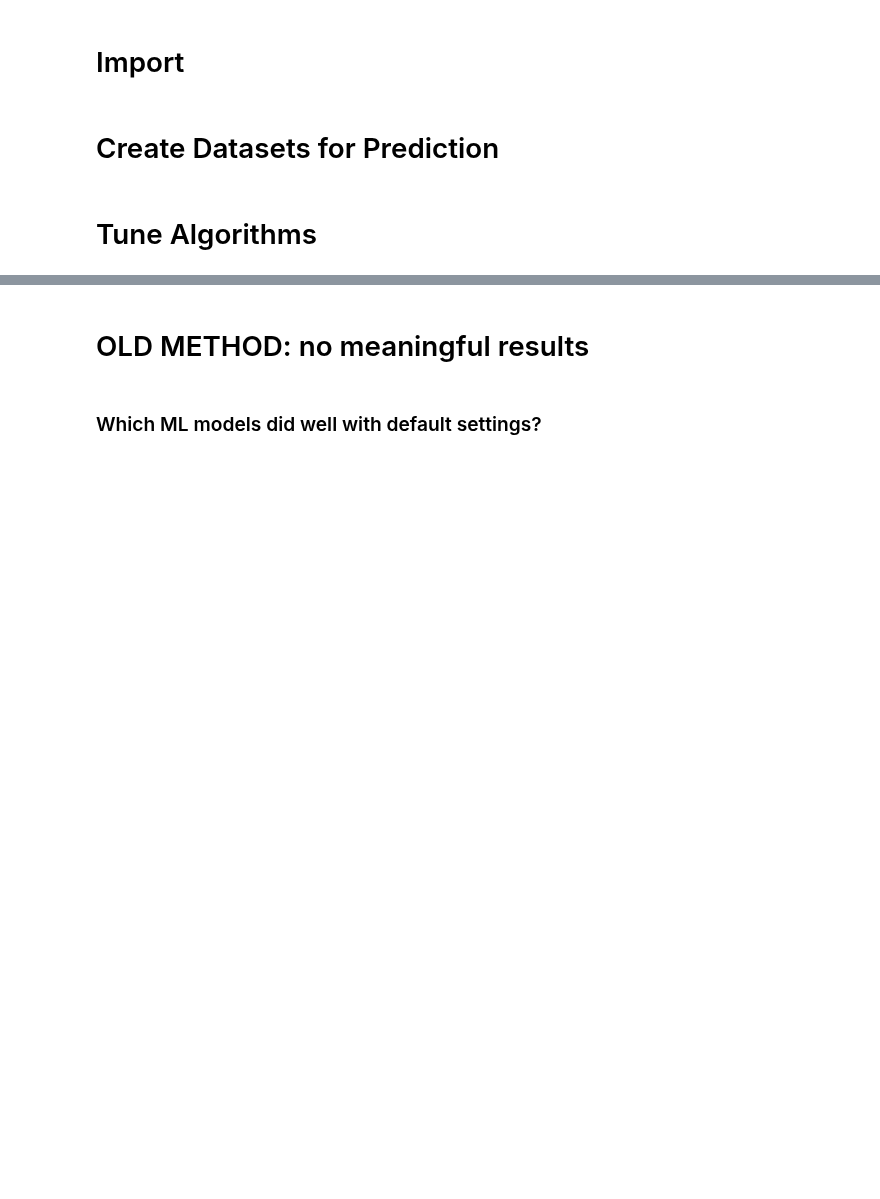
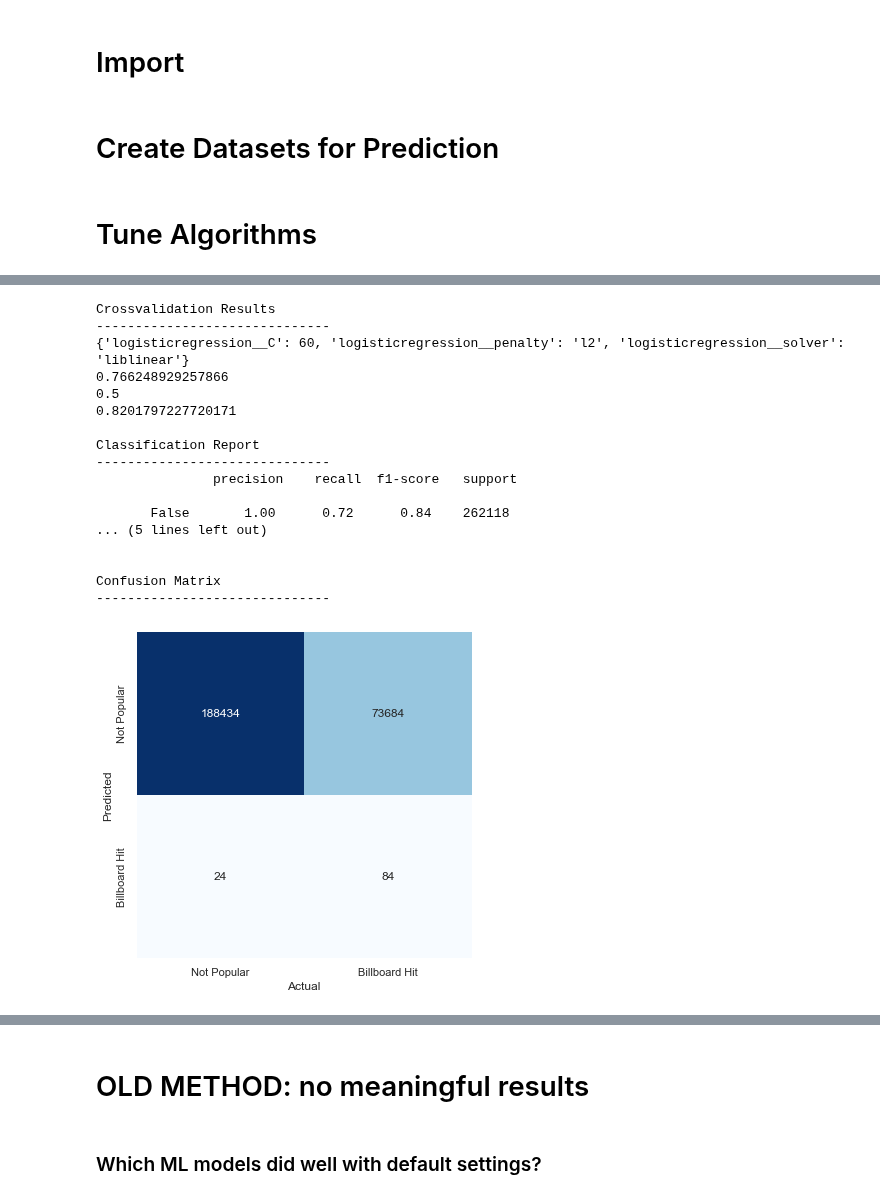
Before and after one commit to KevinCarr42/Billboard-100-Audio-Feature-Analytics, a Jupyter notebook: Kevin 820 6. Tuning Classification Models.ipynb, the cells around one changed output, grey strips where cells are left out. Drawn from its saved outputs; the diff is of its cells as text; code cells hidden in the pictures; blank space fills up the shorter version.

```diff
--- a/Kevin 820 6. Tuning Classification Models.ipynb
+++ b/Kevin 820 6. Tuning Classification Models.ipynb
@@ -529,0 +373,22 @@ ValueError: Invalid parameter 'n_algorithm' for estimator AdaBoostClassifier().
+# %%
+%%time
+fit_predict_metric_model(0, dataset='cluster1_3', n_cv=5, scoring='roc_auc')
+# %% [output]
+Crossvalidation Results
+------------------------------
+{'logisticregression__C': 60, 'logisticregression__penalty': 'l2', 'logisticregression__solver': 'liblinear'}
+0.766248929257866
+0.5
+0.8201797227720171
+
+Classification Report
+------------------------------
+               precision    recall  f1-score   support
+
+       False       1.00      0.72      0.84    262118
+... (5 lines left out)
+
+
+Confusion Matrix
+------------------------------
+[figure, added]
```
Also changed, not shown: parts of 26 cells of this notebook.
